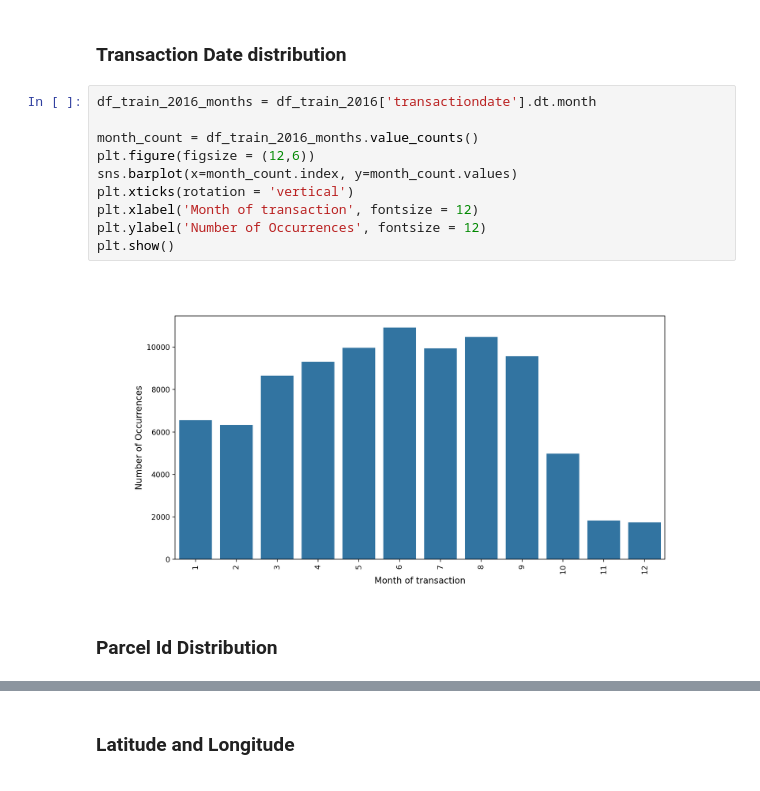
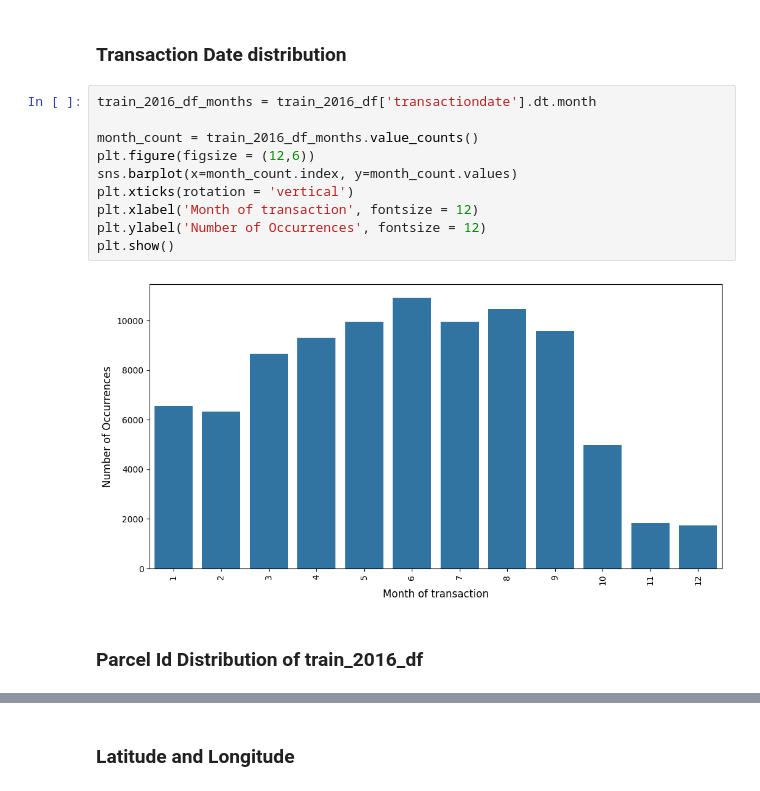
Before and after one commit to gohxuezhe/MLProject, a Jupyter notebook: MLproject.ipynb, the cells around one changed output, grey strips where cells are left out. Saved outputs shown, nothing was run; the diff lists cells and outputs as text.

```diff
--- a/MLproject.ipynb
+++ b/MLproject.ipynb
@@ -267,17 +210,17 @@ plt.show()
 # %% [markdown]
 ### Transaction Date distribution
 # %%
-df_train_2016_months = df_train_2016['transactiondate'].dt.month
+train_2016_df_months = train_2016_df['transactiondate'].dt.month
 
-month_count = df_train_2016_months.value_counts()
+month_count = train_2016_df_months.value_counts()
 plt.figure(figsize = (12,6))
 sns.barplot(x=month_count.index, y=month_count.values)
 plt.xticks(rotation = 'vertical')
 plt.xlabel('Month of transaction', fontsize = 12)
 plt.ylabel('Number of Occurrences', fontsize = 12)
 plt.show()
 # %% [output]
-[figure, old version]
+[figure, new version]
 # %% [markdown]
-### Parcel Id Distribution
+### Parcel Id Distribution of train_2016_df
 # %%
```
Also changed, not shown: parts of 130 cells of this notebook, 1 other file.
